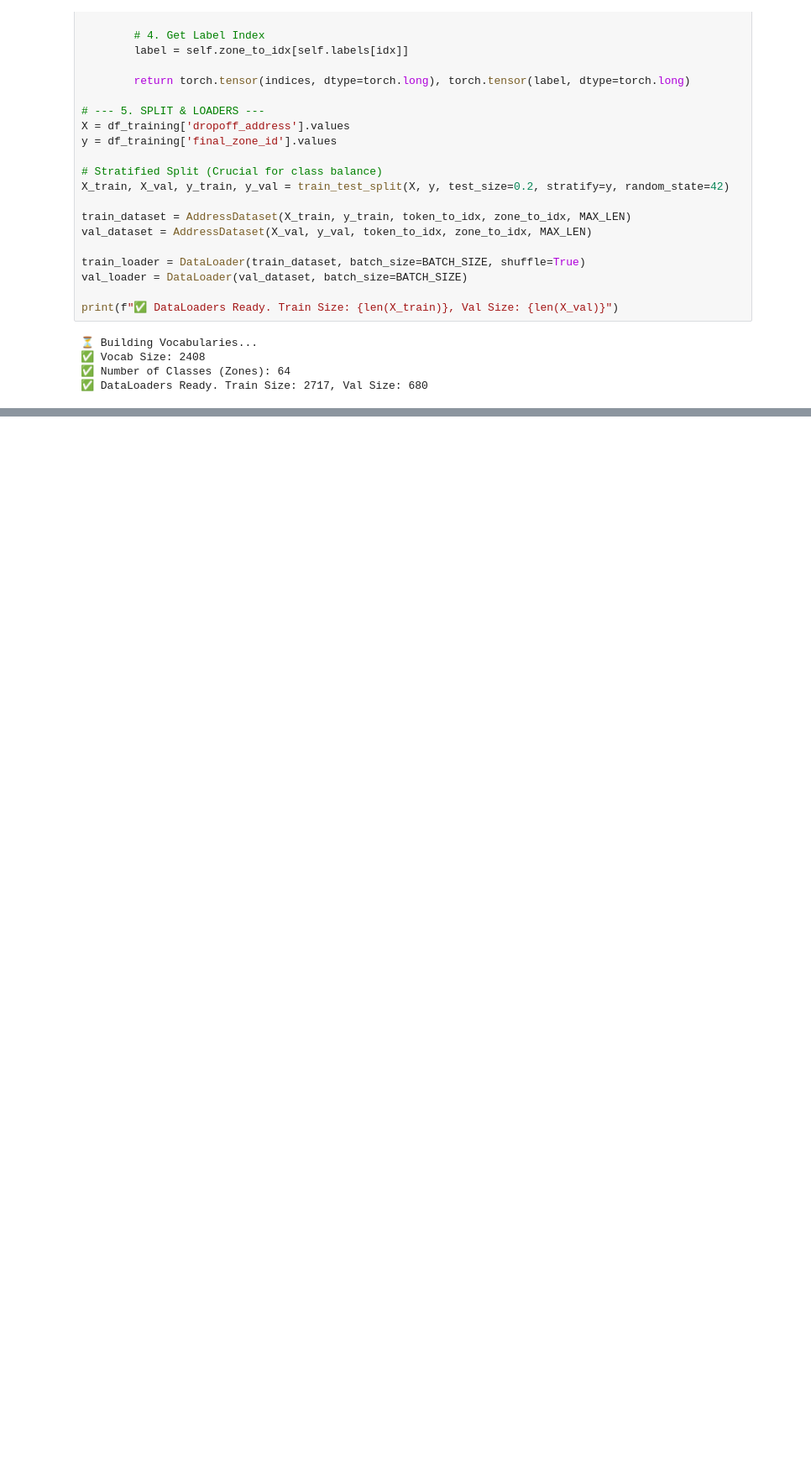
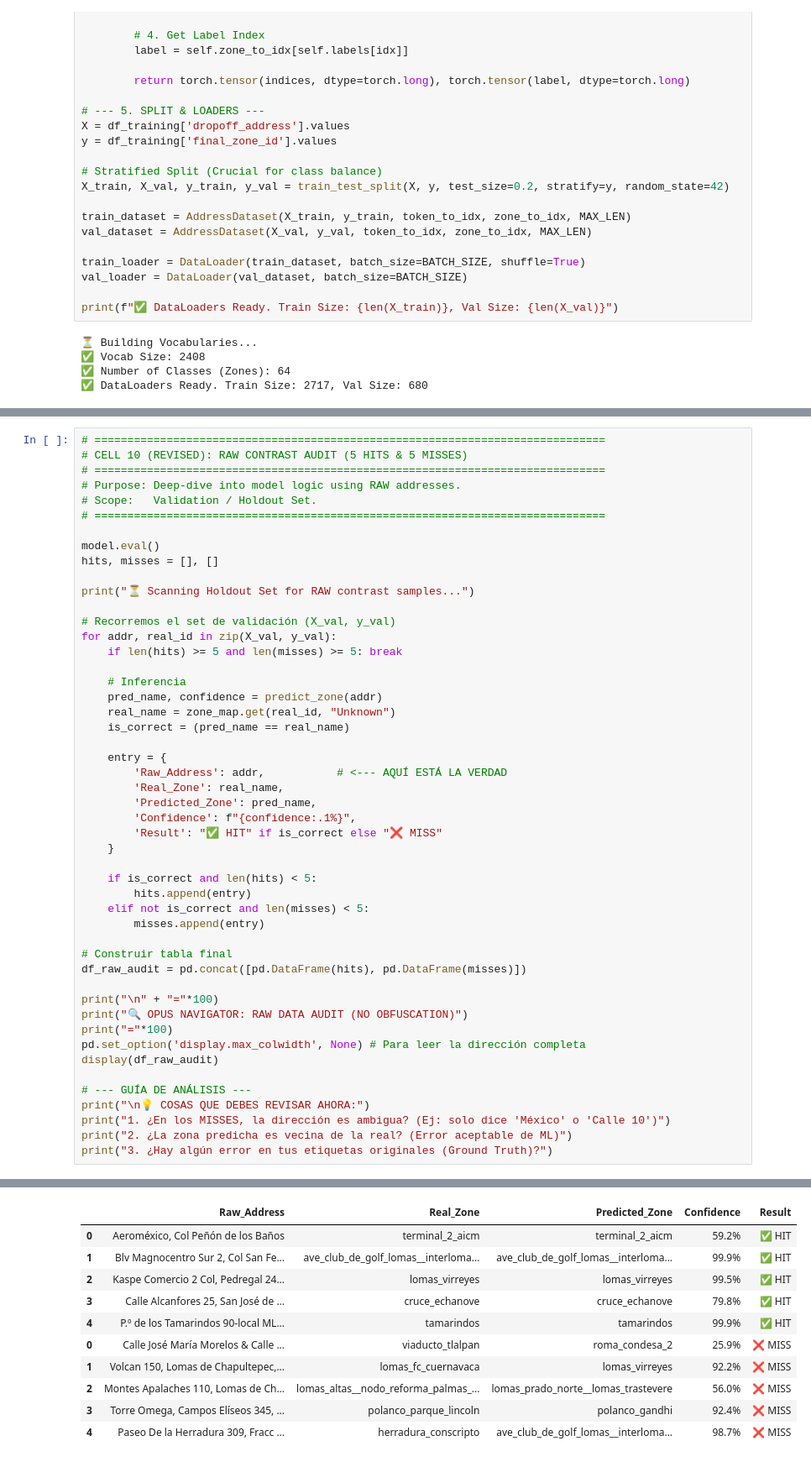
Before and after one commit to WiseExMachina/pienza, a Jupyter notebook: Notebooks/Phase_6_GAN_Simulations/00_Pienza_Phase_6_Transformer_T2Z_Classifier (deprecar).ipynb, the cells around one changed output, grey strips where cells are left out. Shown at 84% size. Cells and saved outputs as stored; diff of their text form; blank space fills up the shorter version.

```diff
--- a/Notebooks/Phase_6_GAN_Simulations/00_Pienza_Phase_6_Transformer_T2Z_Classifier (deprecar).ipynb
+++ b/Notebooks/Phase_6_GAN_Simulations/00_Pienza_Phase_6_Transformer_T2Z_Classifier (deprecar).ipynb
@@ -858,0 +1070,50 @@ Batch Accuracy: 84.4%
+# %%
+# ==============================================================================
+# CELL 10 (REVISED): RAW CONTRAST AUDIT (5 HITS & 5 MISSES)
+# ==============================================================================
+# Purpose: Deep-dive into model logic using RAW addresses.
+# Scope:   Validation / Holdout Set.
+# ==============================================================================
+
+model.eval()
+hits, misses = [], []
+
+print("⏳ Scanning Holdout Set for RAW contrast samples...")
+
+# Recorremos el set de validación (X_val, y_val)
+for addr, real_id in zip(X_val, y_val):
+    if len(hits) >= 5 and len(misses) >= 5: break
+
+    # Inferencia
+    pred_name, confidence = predict_zone(addr)
+    real_name = zone_map.get(real_id, "Unknown")
+    is_correct = (pred_name == real_name)
+
+    entry = {
+        'Raw_Address': addr,           # <--- AQUÍ ESTÁ LA VERDAD
+        'Real_Zone': real_name,
+        'Predicted_Zone': pred_name,
+        'Confidence': f"{confidence:.1%}",
+        'Result': "✅ HIT" if is_correct else "❌ MISS"
+    }
+
+    if is_correct and len(hits) < 5:
+        hits.append(entry)
+    elif not is_correct and len(misses) < 5:
+        misses.append(entry)
+
+# Construir tabla final
+df_raw_audit = pd.concat([pd.DataFrame(hits), pd.DataFrame(misses)])
+
+print("\n" + "="*100)
+print("🔍 OPUS NAVIGATOR: RAW DATA AUDIT (NO OBFUSCATION)")
+print("="*100)
+pd.set_option('display.max_colwidth', None) # Para leer la dirección completa
+display(df_raw_audit)
+
+# --- GUÍA DE ANÁLISIS ---
+print("\n💡 COSAS QUE DEBES REVISAR AHORA:")
+print("1. ¿En los MISSES, la dirección es ambigua? (Ej: solo dice 'México' o 'Calle 10')")
+print("2. ¿La zona predicha es vecina de la real? (Error aceptable de ML)")
+print("3. ¿Hay algún error en tus etiquetas originales (Ground Truth)?")
+# %% [output]
@@ -858,0 +1125,11 @@ Batch Accuracy: 84.4%
+|  | Raw_Address | Real_Zone | Predicted_Zone | Confidence | Result |
+| 0 | Aeroméxico, Col Peñón de los Baños | terminal_2_aicm | terminal_2_aicm | 59.2% | ✅ HIT |
+| 1 | Blv Magnocentro Sur 2, Col San Fe... | ave_club_de_golf_lomas__interloma... | ave_club_de_golf_lomas__interloma... | 99.9% | ✅ HIT |
+| 2 | Kaspe Comercio 2 Col, Pedregal 24... | lomas_virreyes | lomas_virreyes | 99.5% | ✅ HIT |
+| 3 | Calle Alcanfores 25, San José de ... | cruce_echanove | cruce_echanove | 79.8% | ✅ HIT |
+| 4 | P.º de los Tamarindos 90-local ML... | tamarindos | tamarindos | 99.9% | ✅ HIT |
+| 0 | Calle José María Morelos & Calle ... | viaducto_tlalpan | roma_condesa_2 | 25.9% | ❌ MISS |
+| 1 | Volcan 150, Lomas de Chapultepec,... | lomas_fc_cuernavaca | lomas_virreyes | 92.2% | ❌ MISS |
+| 2 | Montes Apalaches 110, Lomas de Ch... | lomas_altas__nodo_reforma_palmas_... | lomas_prado_norte__lomas_trastevere | 56.0% | ❌ MISS |
+| 3 | Torre Omega, Campos Elíseos 345, ... | polanco_parque_lincoln | polanco_gandhi | 92.4% | ❌ MISS |
+| 4 | Paseo De la Herradura 309, Fracc ... | herradura_conscripto | ave_club_de_golf_lomas__interloma... | 98.7% | ❌ MISS |
```
Also changed, not shown: parts of 13 cells of this notebook, 1 other file.
